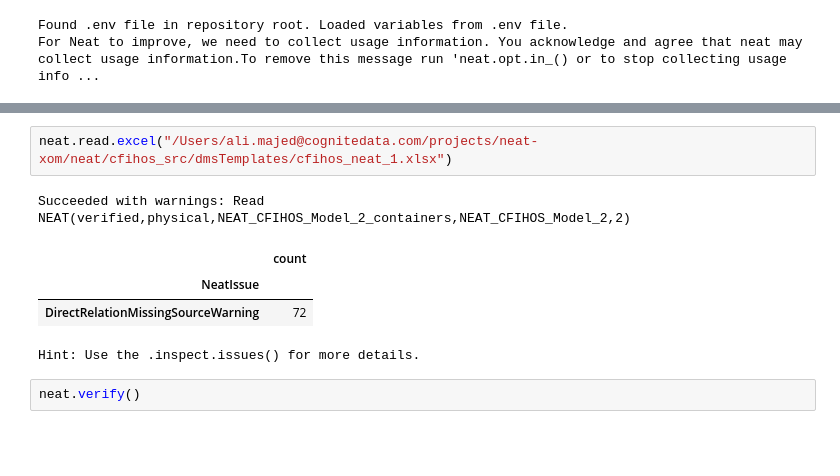
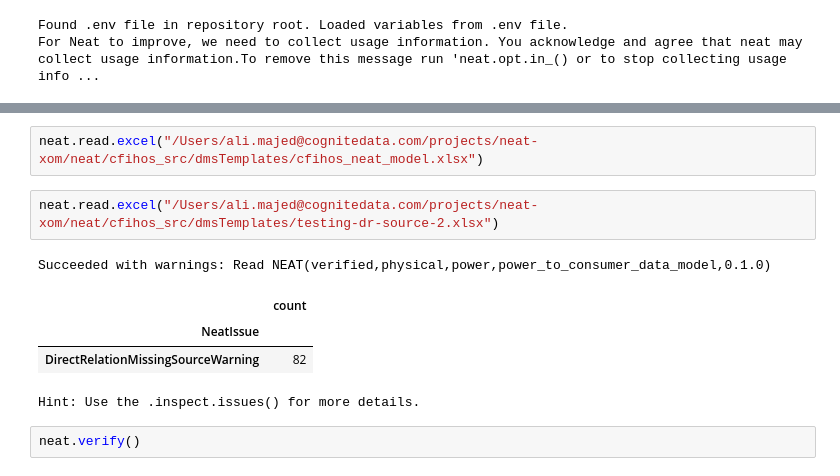
Before and after one commit to cognitedata/neat, a Jupyter notebook: test.ipynb, the cells around one changed output, grey strips where cells are left out. Drawn from its saved outputs; the diff is of its cells as text; blank space fills up the shorter version.

```diff
--- a/test.ipynb
+++ b/test.ipynb
@@ -34,11 +34,13 @@ Excuting the processor
 # %%
-neat.read.excel("/Users/ali.majed@cognitedata.com/projects/neat-xom/neat/cfihos_src/dmsTemplates/cfihos_neat_1.xlsx")
+neat.read.excel("/Users/ali.majed@cognitedata.com/projects/neat-xom/neat/cfihos_src/dmsTemplates/cfihos_neat_model.xlsx")
-# %% [output]
-Succeeded with warnings: Read NEAT(verified,physical,NEAT_CFIHOS_Model_2_containers,NEAT_CFIHOS_Model_2,2)
-|  | count |
-| NeatIssue |  |
-| DirectRelationMissingSourceWarning | 72 |
-Hint: Use the .inspect.issues() for more details.
+# %%
+neat.read.excel("/Users/ali.majed@cognitedata.com/projects/neat-xom/neat/cfihos_src/dmsTemplates/testing-dr-source-2.xlsx")
+# %% [output]
+Succeeded with warnings: Read NEAT(verified,physical,power,power_to_consumer_data_model,0.1.0)
+|  | count |
+| NeatIssue |  |
+| DirectRelationMissingSourceWarning | 82 |
+Hint: Use the .inspect.issues() for more details.
 # %%
 neat.verify()
 # %% [output]
```
Also changed, not shown: parts of 5 cells of this notebook, 7 other files.
